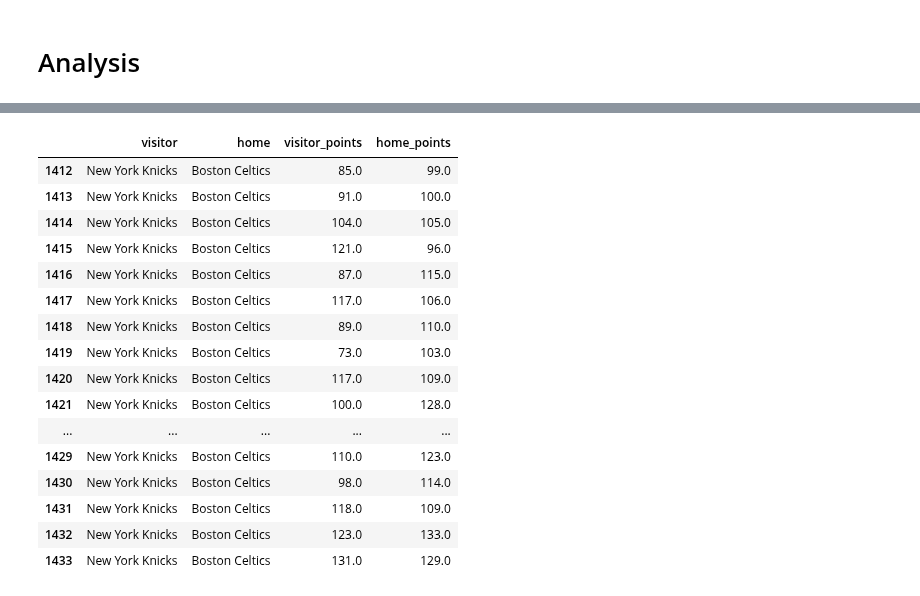
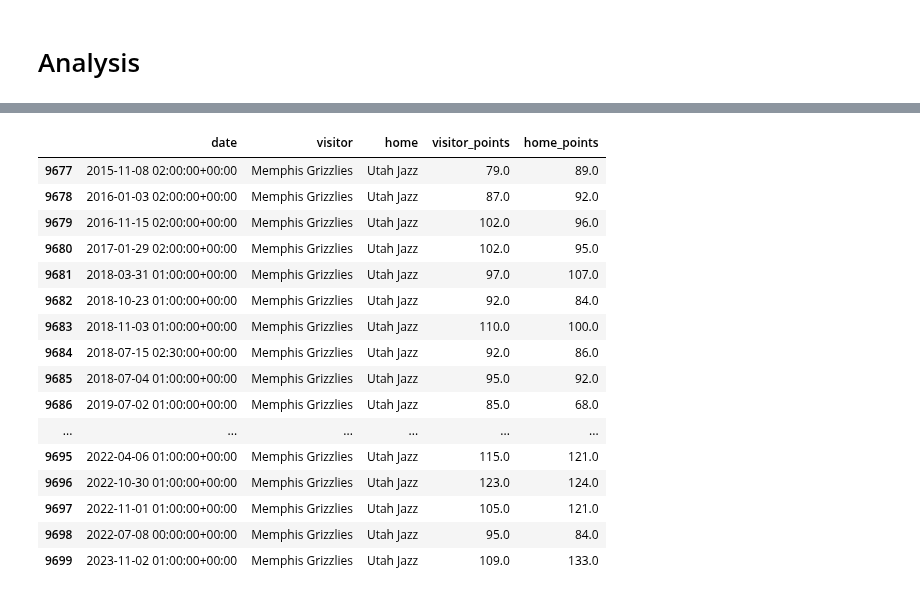
Before and after one commit to VincentGordon-Data-Analyst/nba-api, a Jupyter notebook: nba-analysis.ipynb, the cells around one changed output, grey strips where cells are left out. Saved outputs shown, nothing was run; the diff lists cells and outputs as text; code cells hidden in the pictures.

```diff
--- a/nba-analysis.ipynb
+++ b/nba-analysis.ipynb
@@ -111,26 +125,26 @@ df
 # %%
-visitor = 'New York Knicks'
-home = 'Boston Celtics'
+visitor = 'Memphis Grizzlies'
+home = 'Utah Jazz'
 
-matchup_game = df.loc[(df['visitor'] == visitor) & (df['home'] == home)].drop('date', axis=1)
+matchup_game = df.loc[(df['visitor'] == visitor) & (df['home'] == home)]
 matchup_game
 # %% [output]
-|  | visitor | home | visitor_points | home_points |
-| 1412 | New York Knicks | Boston Celtics | 85.0 | 99.0 |
-| 1413 | New York Knicks | Boston Celtics | 91.0 | 100.0 |
-| 1414 | New York Knicks | Boston Celtics | 104.0 | 105.0 |
-| 1415 | New York Knicks | Boston Celtics | 121.0 | 96.0 |
-| 1416 | New York Knicks | Boston Celtics | 87.0 | 115.0 |
-| 1417 | New York Knicks | Boston Celtics | 117.0 | 106.0 |
-| 1418 | New York Knicks | Boston Celtics | 89.0 | 110.0 |
-| 1419 | New York Knicks | Boston Celtics | 73.0 | 103.0 |
-| 1420 | New York Knicks | Boston Celtics | 117.0 | 109.0 |
-| 1421 | New York Knicks | Boston Celtics | 100.0 | 128.0 |
-| ... | ... | ... | ... | ... |
-| 1429 | New York Knicks | Boston Celtics | 110.0 | 123.0 |
-| 1430 | New York Knicks | Boston Celtics | 98.0 | 114.0 |
-| 1431 | New York Knicks | Boston Celtics | 118.0 | 109.0 |
-| 1432 | New York Knicks | Boston Celtics | 123.0 | 133.0 |
-| 1433 | New York Knicks | Boston Celtics | 131.0 | 129.0 |
+|  | date | visitor | home | visitor_points | home_points |
+| 9677 | 2015-11-08 02:00:00+00:00 | Memphis Grizzlies | Utah Jazz | 79.0 | 89.0 |
+| 9678 | 2016-01-03 02:00:00+00:00 | Memphis Grizzlies | Utah Jazz | 87.0 | 92.0 |
+| 9679 | 2016-11-15 02:00:00+00:00 | Memphis Grizzlies | Utah Jazz | 102.0 | 96.0 |
+| 9680 | 2017-01-29 02:00:00+00:00 | Memphis Grizzlies | Utah Jazz | 102.0 | 95.0 |
+| 9681 | 2018-03-31 01:00:00+00:00 | Memphis Grizzlies | Utah Jazz | 97.0 | 107.0 |
+| 9682 | 2018-10-23 01:00:00+00:00 | Memphis Grizzlies | Utah Jazz | 92.0 | 84.0 |
+| 9683 | 2018-11-03 01:00:00+00:00 | Memphis Grizzlies | Utah Jazz | 110.0 | 100.0 |
+| 9684 | 2018-07-15 02:30:00+00:00 | Memphis Grizzlies | Utah Jazz | 92.0 | 86.0 |
+| 9685 | 2018-07-04 01:00:00+00:00 | Memphis Grizzlies | Utah Jazz | 95.0 | 92.0 |
+| 9686 | 2019-07-02 01:00:00+00:00 | Memphis Grizzlies | Utah Jazz | 85.0 | 68.0 |
+| ... | ... | ... | ... | ... | ... |
+| 9695 | 2022-04-06 01:00:00+00:00 | Memphis Grizzlies | Utah Jazz | 115.0 | 121.0 |
+| 9696 | 2022-10-30 01:00:00+00:00 | Memphis Grizzlies | Utah Jazz | 123.0 | 124.0 |
+| 9697 | 2022-11-01 01:00:00+00:00 | Memphis Grizzlies | Utah Jazz | 105.0 | 121.0 |
+| 9698 | 2022-07-08 00:00:00+00:00 | Memphis Grizzlies | Utah Jazz | 95.0 | 84.0 |
+| 9699 | 2023-11-02 01:00:00+00:00 | Memphis Grizzlies | Utah Jazz | 109.0 | 133.0 |
 # %%
 matchup_game['total_points'] = matchup_game['visitor_points'] + matchup_game['home_points']
```
Also changed, not shown: parts of 13 cells of this notebook, 3 other files.
